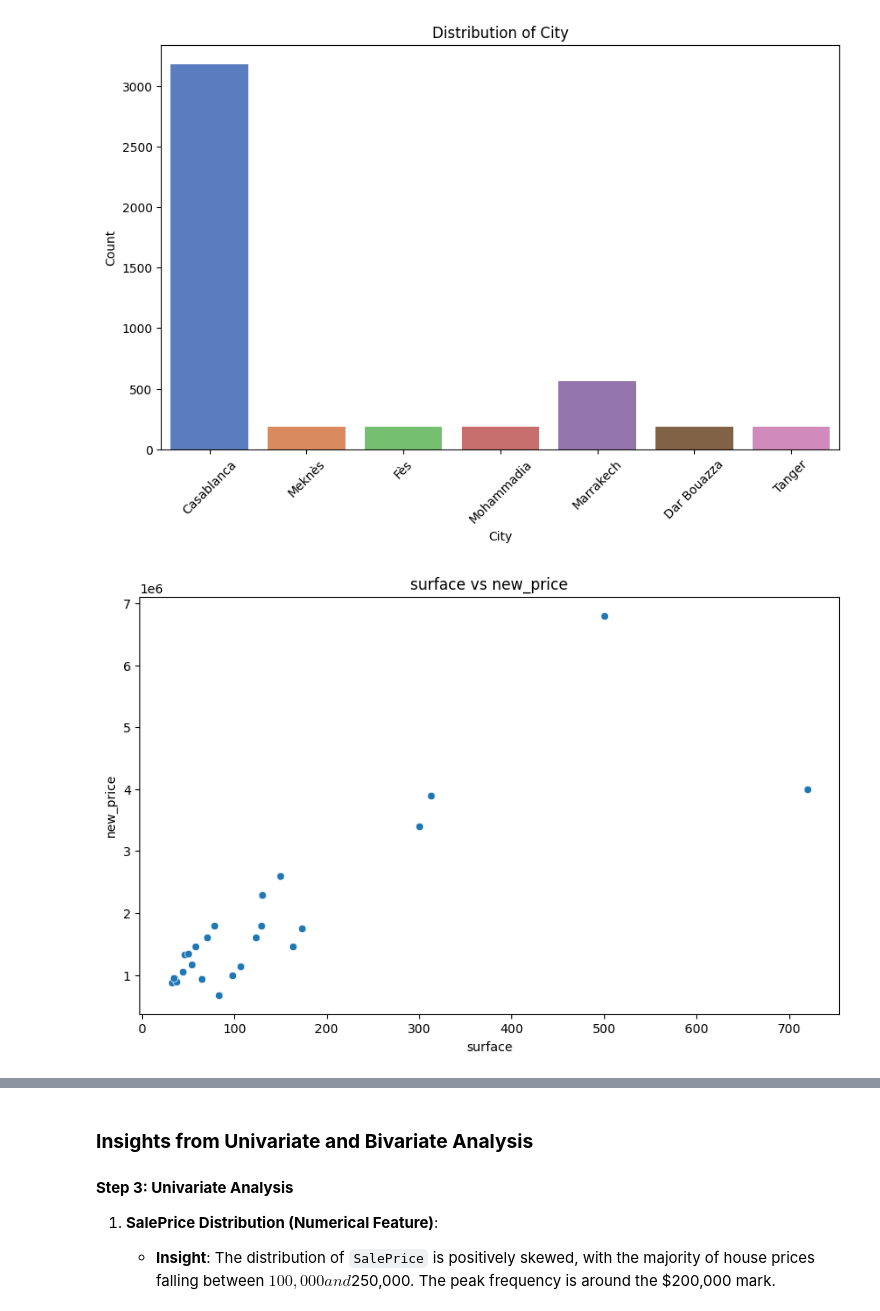
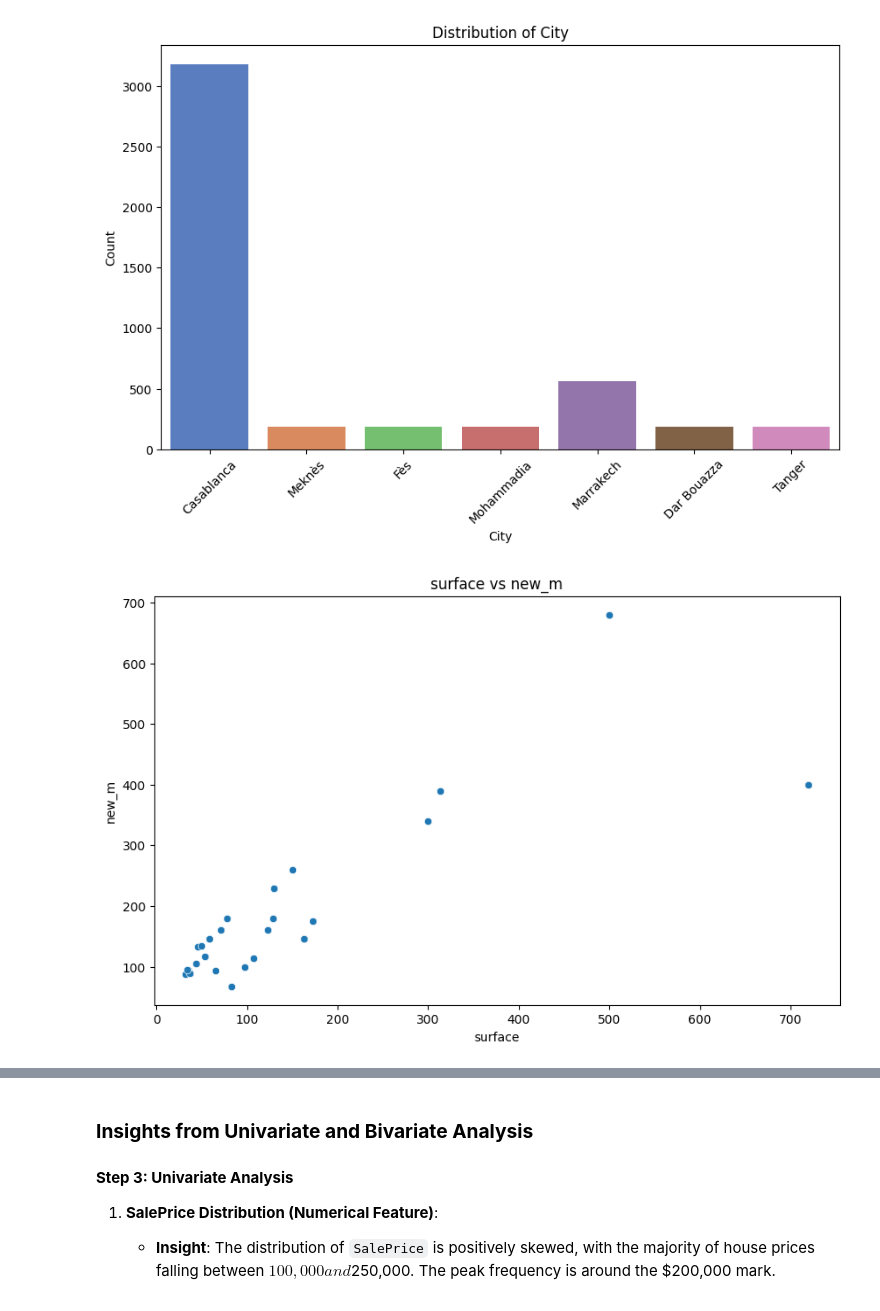
Before and after one commit to AhmedBassoul1/Morocco-House-Price-Prediction, a Jupyter notebook: analysis/EDA.ipynb, the cells around one changed output, grey strips where cells are left out. Drawn from its saved outputs; the diff is of its cells as text; code cells hidden in the pictures.

```diff
--- a/analysis/EDA.ipynb
+++ b/analysis/EDA.ipynb
@@ -172,11 +175,11 @@ Passing `palette` without assigning `hue` is deprecated and will be removed in v
 # %%
 # Step 4: Bivariate Analysis
 # -----------------------------------
 # Analyzing the Relationship Between Two Numerical Features
 bivariate_analyzer = BivariateAnalyzer(NumericalVsNumericalAnalysis())
-bivariate_analyzer.execute_analysis(df, 'surface', 'new_price')
+bivariate_analyzer.execute_analysis(df, 'surface', 'new_m')
 # %% [output]
-[figure, old version]
+[figure, new version]
 # %%
 # Analyzing the Relationship Between a Categorical and a Numerical Feature
 bivariate_analyzer.set_strategy(CategoricalVsNumericalAnalysis())
```
Also changed, not shown: parts of 6 cells of this notebook, 9 other files.
